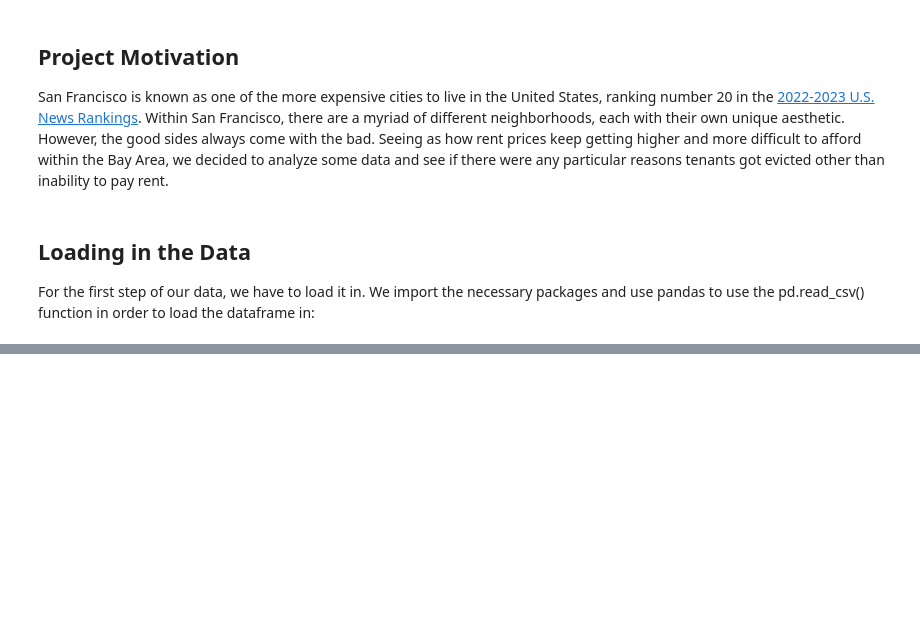
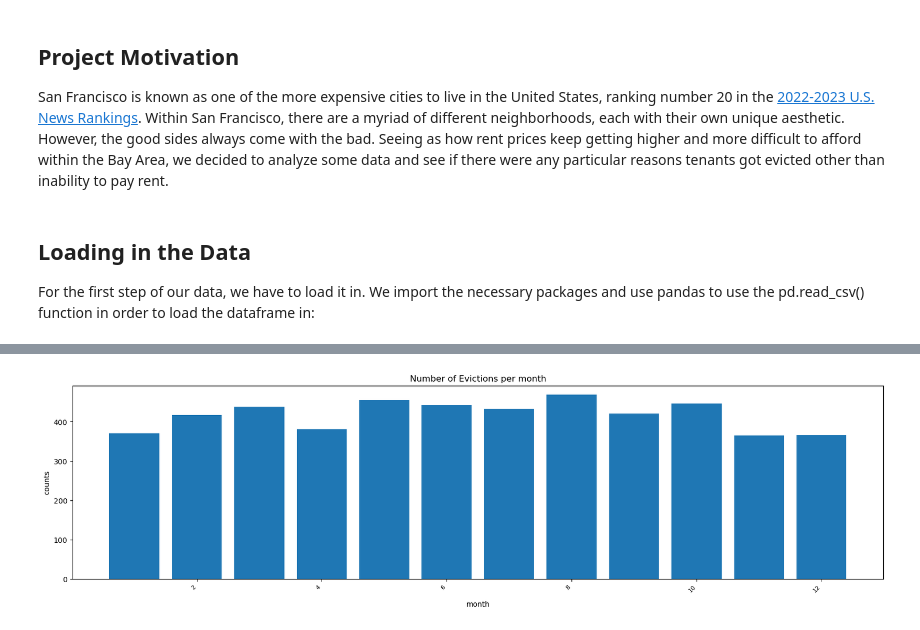
Before and after one commit to UCB-stat-159-s23/project-Group26, a Jupyter notebook: sfevictions.ipynb, the cells around one changed output, grey strips where cells are left out. Saved outputs shown, nothing was run; the diff lists cells and outputs as text; code cells hidden in the pictures; blank space fills up the shorter version.

```diff
--- a/sfevictions.ipynb
+++ b/sfevictions.ipynb
@@ -40,0 +52,4 @@ evictions
+# %%
+ul.get_count_plot(sample, 'month')
+# %% [output]
+[figure, added]
```
Also changed, not shown: parts of 6 cells of this notebook, 1 other file.
